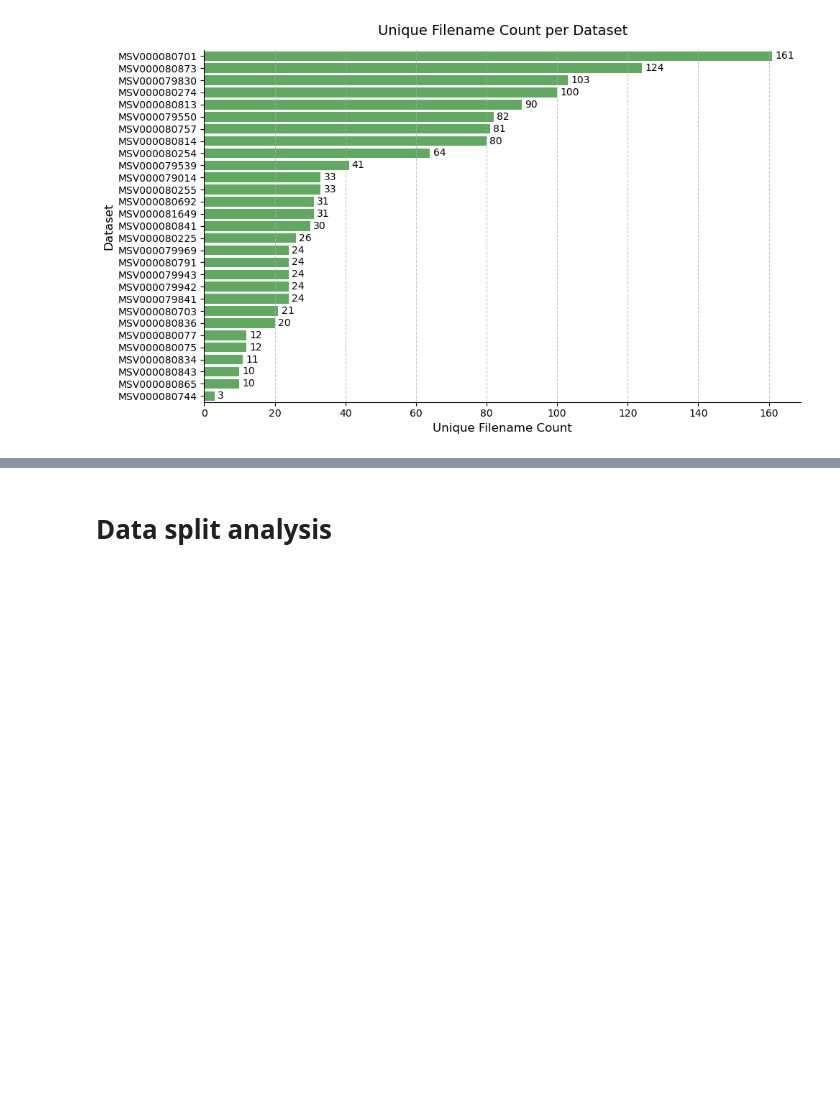
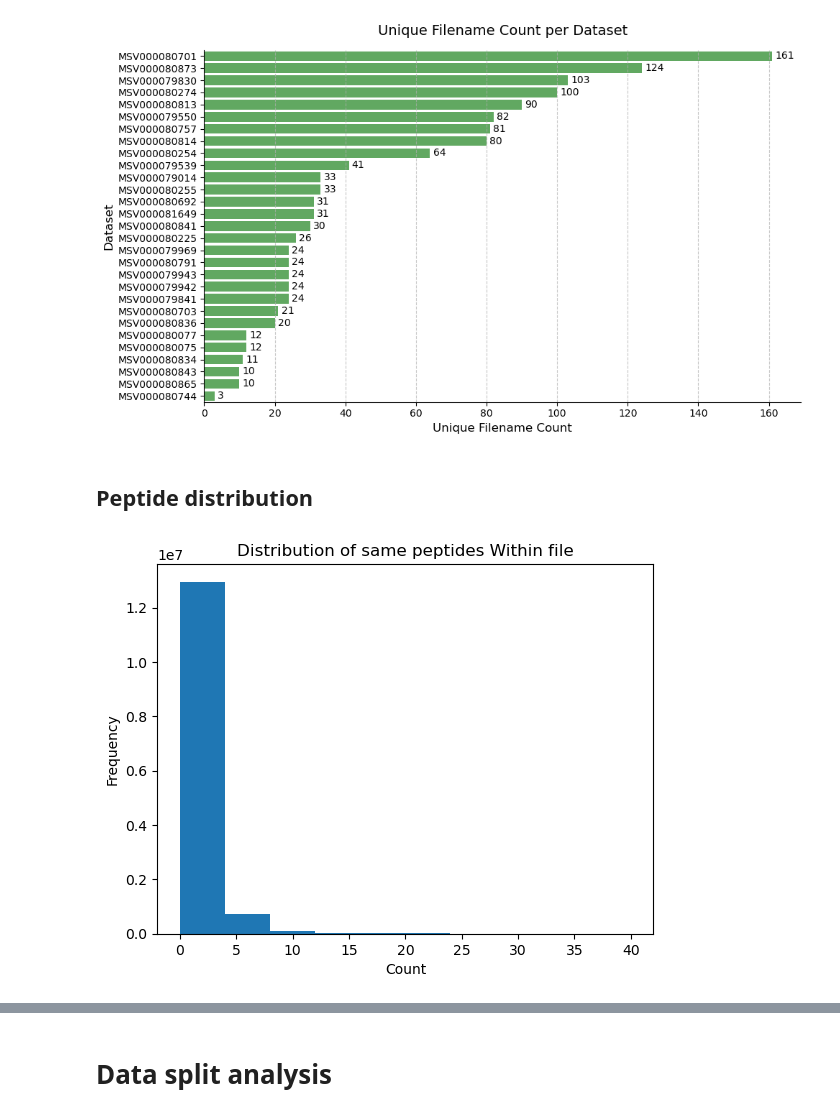
Before and after one commit to WannesLamberts/MTL-peptide-property-prediction-pool, a Jupyter notebook: notebooks/analyisis.ipynb, the cells around one changed output, grey strips where cells are left out. Cells and saved outputs as stored; diff of their text form; code cells hidden in the pictures; blank space fills up the shorter version.

```diff
--- a/notebooks/analyisis.ipynb
+++ b/notebooks/analyisis.ipynb
@@ -50,3 +54,16 @@ plot_bar_horizontal(
 [figure]
 [figure]
 [figure]
+# %% [markdown]
+## Peptide distribution
+# %%
+df = pd.read_parquet(f"{HOME_DIR}raw_data/80_tasks.parquet",engine="pyarrow")
+# %%
+overlap_in_file = df.groupby(['sequence','filename'])['filename'].count()
+overlap_in_file.plot.hist(range=(0, 40))
+plt.title("Distribution of same peptides Within file")
+plt.xlabel("Count")
+plt.ylabel("Frequency")
+plt.show()
+# %% [output]
+[figure, added]
```
Also changed, not shown: parts of 20 cells of this notebook, 3 other files.
